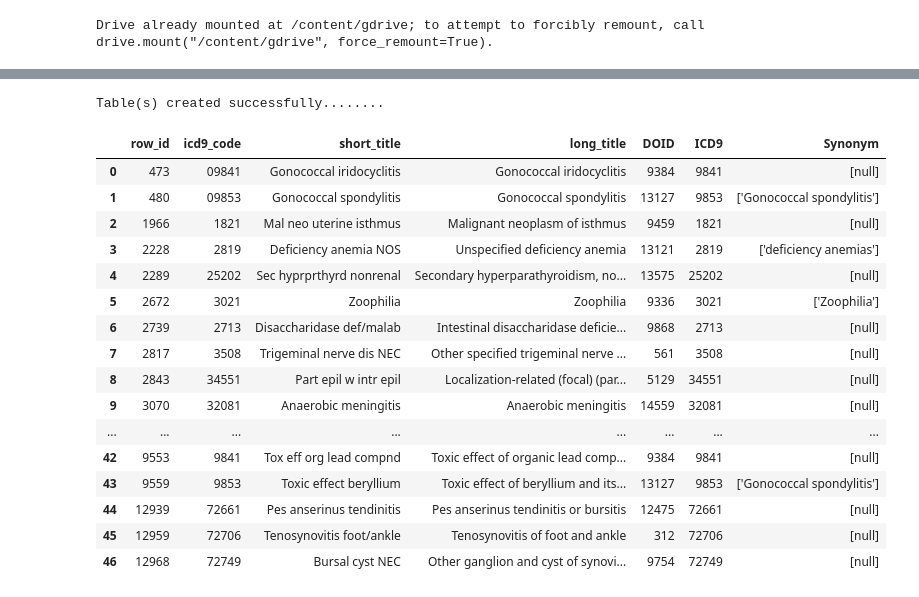
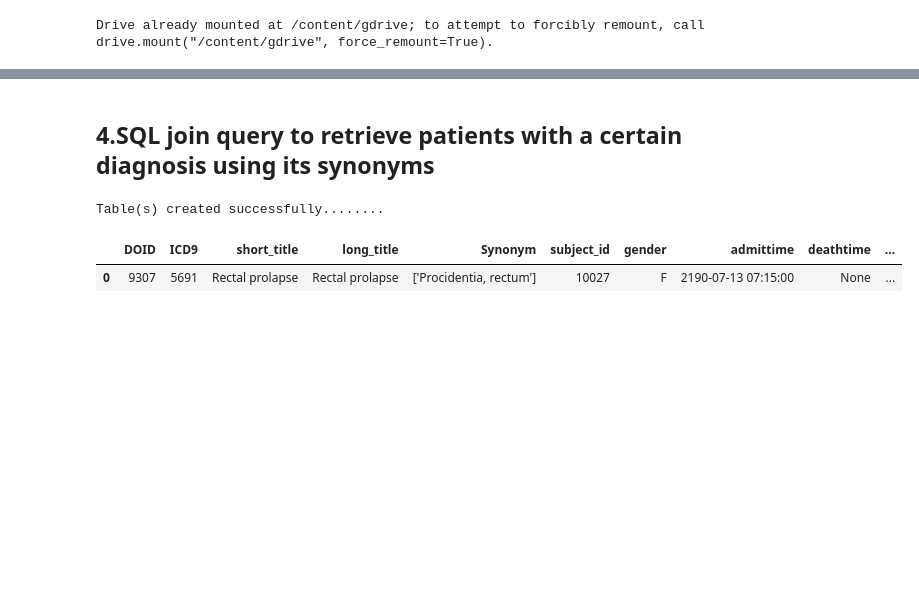
Before and after one commit to hyj12345/hyj12345, a Jupyter notebook: BIS638_HW4_Ontology.ipynb, the cells around one changed output, grey strips where cells are left out. Saved outputs shown, nothing was run; the diff lists cells and outputs as text; code cells hidden in the pictures; blank space fills up the shorter version.

```diff
--- a/BIS638_HW4_Ontology.ipynb
+++ b/BIS638_HW4_Ontology.ipynb
@@ -283,3 +206,5 @@ SyntaxError: ignored
+# %% [markdown]
+## **4.SQL join query to retrieve patients with a certain diagnosis using its synonyms**
 # %%
 import pandas as pd
 import sqlite3
@@ -390,56 +315,46 @@ try:
   #conn.commit()
 
   #load the data from a csv file located in a directory (use your own directory into a Pandas DataFrame object
   patients = pd.read_csv(path+'PATIENTS.csv')
   admissions = pd.read_csv(path+'ADMISSIONS.csv')
   D_icd_diagnoses = pd.read_csv(path+'D_ICD_DIAGNOSES.csv')
   Diagnoses_icd = pd.read_csv(path+'DIAGNOSES_ICD.csv')
-  doid_icd9 = pd.read_csv('/content/Assigment5/DOID_ICD9.csv').drop(['iri'],axis=1)
-  doid_synonym = pd.read_csv('/content/Assigment5/DOID_Synonym.csv').drop(['iri'],axis=1)
-
+  doid_icd9 = pd.read_csv(path+'DOID_ICD9.csv')
+  doid_synonym = pd.read_csv(path+'DOID_Synonym.csv')
 
 
   #write the data to a sqlite table
   patients.to_sql('Patients', conn, if_exists='replace', index = False)
   admissions.to_sql('Admissions', conn, if_exists='replace', index = False)
   D_icd_diagnoses.to_sql('D_icd_diagnoses', conn, if_exists='replace', index = False)
+  Diagnoses_icd.to_sql('Diagnoses_icd', conn, if_exists='replace', index = False)
   doid_icd9.to_sql('DOID_ICD9', conn, if_exists='replace', index = False)
   doid_synonym.to_sql('DOID_Synonym', conn, if_exists='replace', index = False)
 
   #Commit your changes in the database
   conn.commit()
-  #show hispanic or latino patients who were admitted to the hospital
-  sql='''SELECT *
-  FROM D_icd_diagnoses D inner join doid_synonym d on D.icd9_code=d.ICD9
+
+
+  sql='''SELECT distinct sy.DOID,ICD9,short_title,long_title,Synonym,p.subject_id,gender,admittime,deathtime,
+  admission_type,admission_location,discharge_location,insurance,language,religion,marital_status,ethnicity
+  FROM doid_synonym sy inner join doid_icd9 dicd9 on sy.DOID=dicd9.DOID
+  inner join D_icd_diagnoses D_icd on dicd9.ICD9=D_icd.icd9_code
+  inner join Diagnoses_icd D_i on D_icd.icd9_code=D_i.icd9_code
+  inner join Patients p on D_i.subject_id=p.subject_id
+  inner join Admissions a on a.subject_id=p.subject_id
+  where  Synonym LIKE '%rectum%'
   '''
+
   patients = pd.read_sql(sql, conn)
   display (patients)
-
-
-
 
 
 except Error as e:
     print(e)
 finally:
     if conn:
         conn.close()
 # %% [output]
 Table(s) created successfully........
-|  | row_id | icd9_code | short_title | long_title | DOID | ICD9 | Synonym |
-| 0 | 473 | 09841 | Gonococcal iridocyclitis | Gonococcal iridocyclitis | 9384 | 9841 | [null] |
-| 1 | 480 | 09853 | Gonococcal spondylitis | Gonococcal spondylitis | 13127 | 9853 | ['Gonococcal spondylitis'] |
-| 2 | 1966 | 1821 | Mal neo uterine isthmus | Malignant neoplasm of isthmus | 9459 | 1821 | [null] |
-| 3 | 2228 | 2819 | Deficiency anemia NOS | Unspecified deficiency anemia | 13121 | 2819 | ['deficiency anemias'] |
-| 4 | 2289 | 25202 | Sec hyprprthyrd nonrenal | Secondary hyperparathyroidism, no... | 13575 | 25202 | [null] |
-| 5 | 2672 | 3021 | Zoophilia | Zoophilia | 9336 | 3021 | ['Zoophilia'] |
-| 6 | 2739 | 2713 | Disaccharidase def/malab | Intestinal disaccharidase deficie... | 9868 | 2713 | [null] |
-| 7 | 2817 | 3508 | Trigeminal nerve dis NEC | Other specified trigeminal nerve ... | 561 | 3508 | [null] |
-| 8 | 2843 | 34551 | Part epil w intr epil | Localization-related (focal) (par... | 5129 | 34551 | [null] |
-| 9 | 3070 | 32081 | Anaerobic meningitis | Anaerobic meningitis | 14559 | 32081 | [null] |
-| ... | ... | ... | ... | ... | ... | ... | ... |
-| 42 | 9553 | 9841 | Tox eff org lead compnd | Toxic effect of organic lead comp... | 9384 | 9841 | [null] |
-| 43 | 9559 | 9853 | Toxic effect beryllium | Toxic effect of beryllium and its... | 13127 | 9853 | ['Gonococcal spondylitis'] |
-| 44 | 12939 | 72661 | Pes anserinus tendinitis | Pes anserinus tendinitis or bursitis | 12475 | 72661 | [null] |
-| 45 | 12959 | 72706 | Tenosynovitis foot/ankle | Tenosynovitis of foot and ankle | 312 | 72706 | [null] |
-| 46 | 12968 | 72749 | Bursal cyst NEC | Other ganglion and cyst of synovi... | 9754 | 72749 | [null] |
+|  | DOID | ICD9 | short_title | long_title | Synonym | subject_id | gender | admittime | deathtime | ... |
+| 0 | 9307 | 5691 | Rectal prolapse | Rectal prolapse | ['Procidentia, rectum'] | 10027 | F | 2190-07-13 07:15:00 | None | ... |
```
Also changed, not shown: parts of 13 cells of this notebook.
